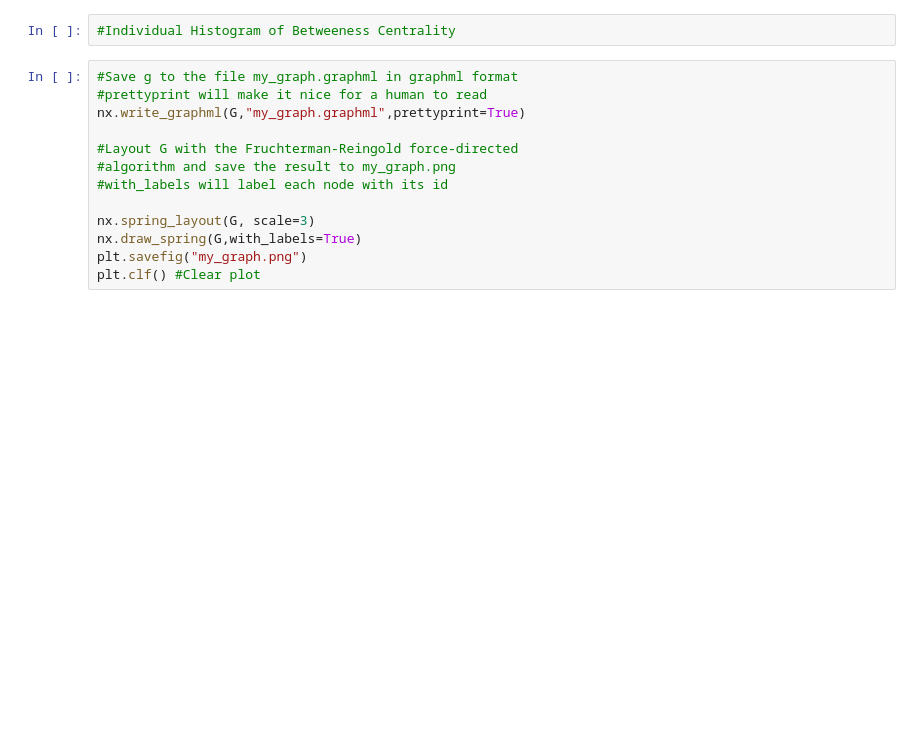
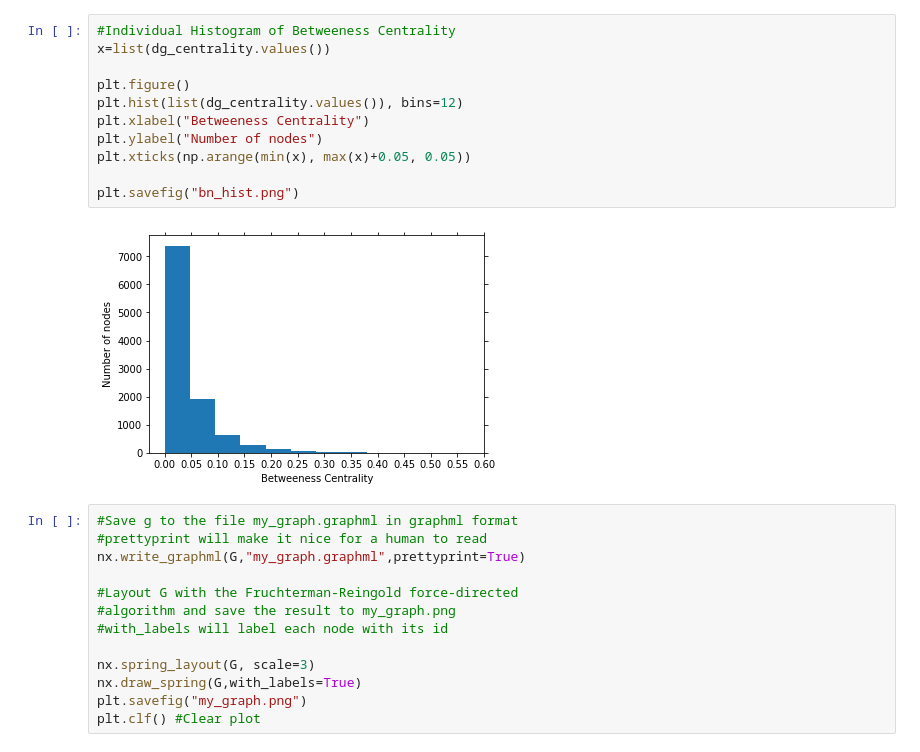
Before and after one commit to andreiarog/RC_project1, a Jupyter notebook: proj1_centrality.ipynb, the cells around one changed output. Cells and saved outputs as stored; diff of their text form; blank space fills up the shorter version.

```diff
--- a/proj1_centrality.ipynb
+++ b/proj1_centrality.ipynb
@@ -117,6 +97,17 @@ plt.xticks(np.arange(min(x), max(x)+0.05, 0.05))
 [figure]
-# %%
-#Individual Histogram of Betweeness Centrality
+# %%
+#Individual Histogram of Betweeness Centrality
+x=list(dg_centrality.values())
+
+plt.figure()
+plt.hist(list(dg_centrality.values()), bins=12)
+plt.xlabel("Betweeness Centrality")
+plt.ylabel("Number of nodes")
+plt.xticks(np.arange(min(x), max(x)+0.05, 0.05))
+
+plt.savefig("bn_hist.png")
+# %% [output]
+[figure, added]
 # %%
 #Save g to the file my_graph.graphml in graphml format
 #prettyprint will make it nice for a human to read
```
Also changed, not shown: parts of 4 cells of this notebook, 8 other files.
